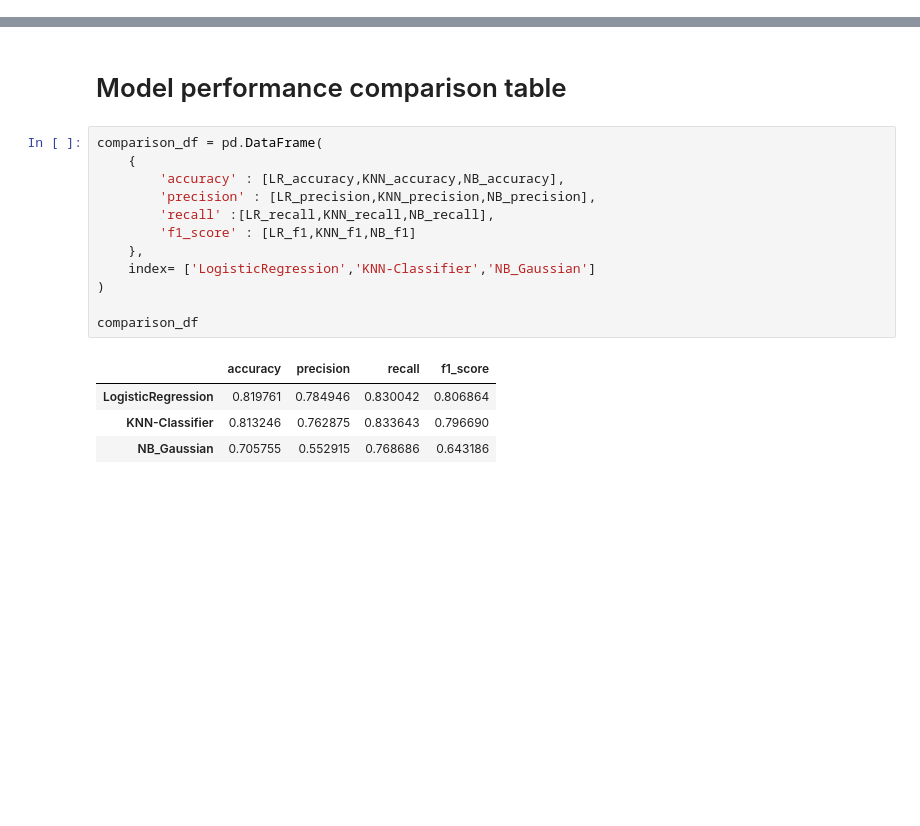
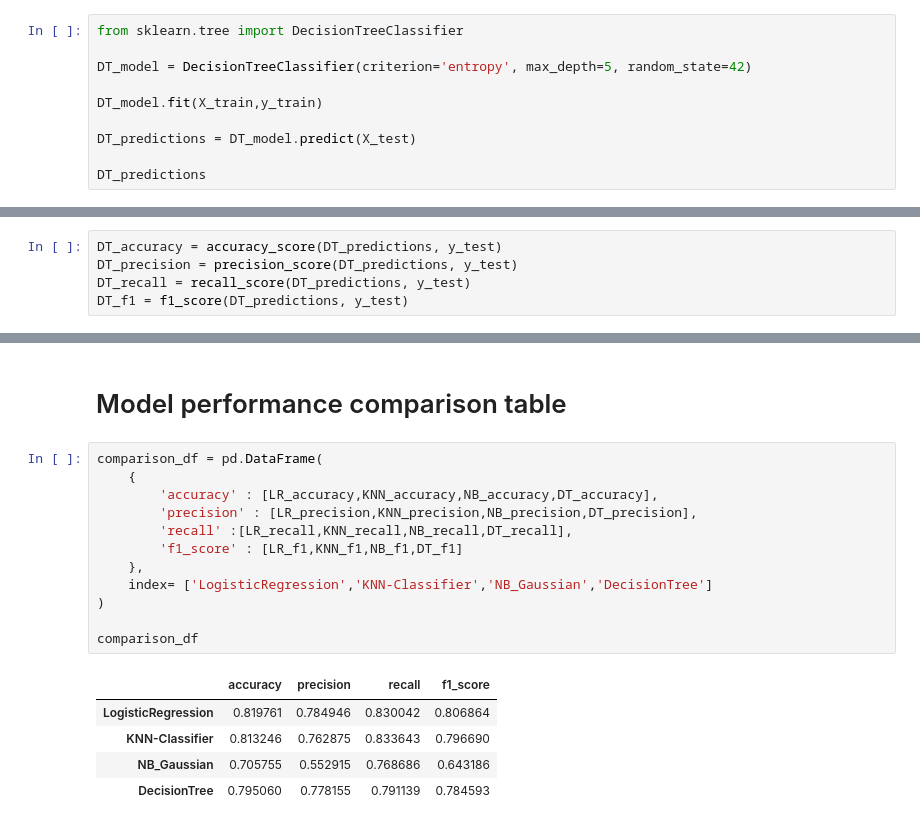
Before and after one commit to code-with-ayyan/Practice-Projects, a Jupyter notebook: Bank-Deposit-Prediction/bank.ipynb, the cells around one changed output, grey strips where cells are left out. Cells and saved outputs as stored; diff of their text form; blank space fills up the shorter version.

Commit message:
Decision Tree model added

```diff
--- a/Bank-Deposit-Prediction/bank.ipynb
+++ b/Bank-Deposit-Prediction/bank.ipynb
@@ -493,0 +495,10 @@ NB_f1: 64.31863067807768 %
+# %%
+from sklearn.tree import DecisionTreeClassifier
+
+DT_model = DecisionTreeClassifier(criterion='entropy', max_depth=5, random_state=42)
+
+DT_model.fit(X_train,y_train)
+
+DT_predictions = DT_model.predict(X_test)
+
+DT_predictions
@@ -493,0 +509,5 @@ NB_f1: 64.31863067807768 %
+# %%
+DT_accuracy = accuracy_score(DT_predictions, y_test)
+DT_precision = precision_score(DT_predictions, y_test)
+DT_recall = recall_score(DT_predictions, y_test)
+DT_f1 = f1_score(DT_predictions, y_test)
@@ -496,17 +526,18 @@ NB_f1: 64.31863067807768 %
 # %%
 comparison_df = pd.DataFrame(
     {
-        'accuracy' : [LR_accuracy,KNN_accuracy,NB_accuracy],
-        'precision' : [LR_precision,KNN_precision,NB_precision],
-        'recall' :[LR_recall,KNN_recall,NB_recall],
-        'f1_score' : [LR_f1,KNN_f1,NB_f1]
+        'accuracy' : [LR_accuracy,KNN_accuracy,NB_accuracy,DT_accuracy],
+        'precision' : [LR_precision,KNN_precision,NB_precision,DT_precision],
+        'recall' :[LR_recall,KNN_recall,NB_recall,DT_recall],
+        'f1_score' : [LR_f1,KNN_f1,NB_f1,DT_f1]
     },
-    index= ['LogisticRegression','KNN-Classifier','NB_Gaussian']
+    index= ['LogisticRegression','KNN-Classifier','NB_Gaussian','DecisionTree']
 )
 
 comparison_df
 # %% [output]
 |  | accuracy | precision | recall | f1_score |
 | LogisticRegression | 0.819761 | 0.784946 | 0.830042 | 0.806864 |
 | KNN-Classifier | 0.813246 | 0.762875 | 0.833643 | 0.796690 |
 | NB_Gaussian | 0.705755 | 0.552915 | 0.768686 | 0.643186 |
+| DecisionTree | 0.795060 | 0.778155 | 0.791139 | 0.784593 |
```
Also changed, not shown: parts of 7 cells of this notebook, 1 other file.
